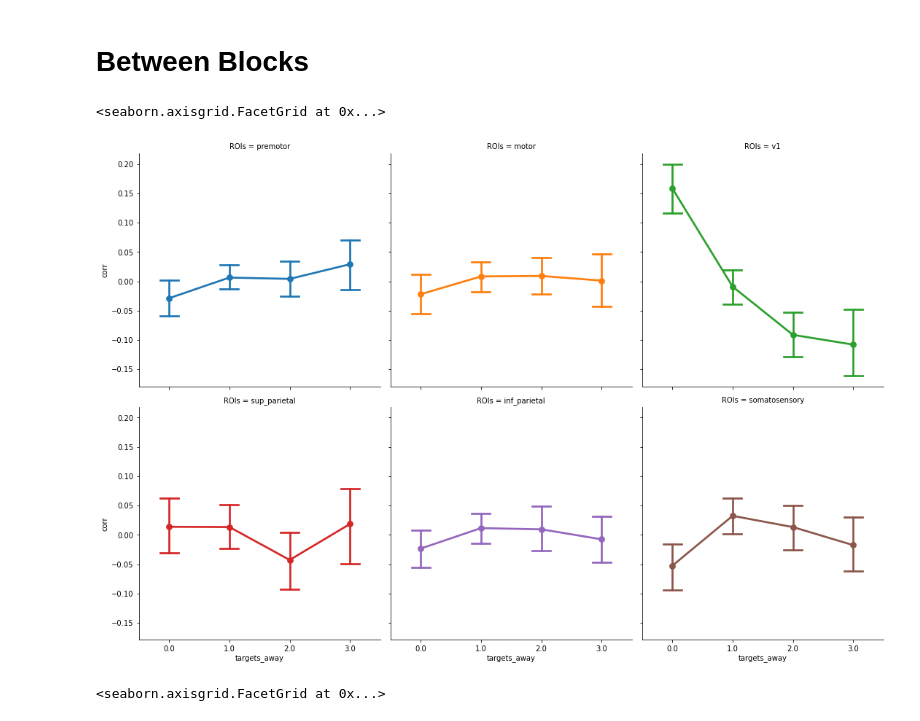
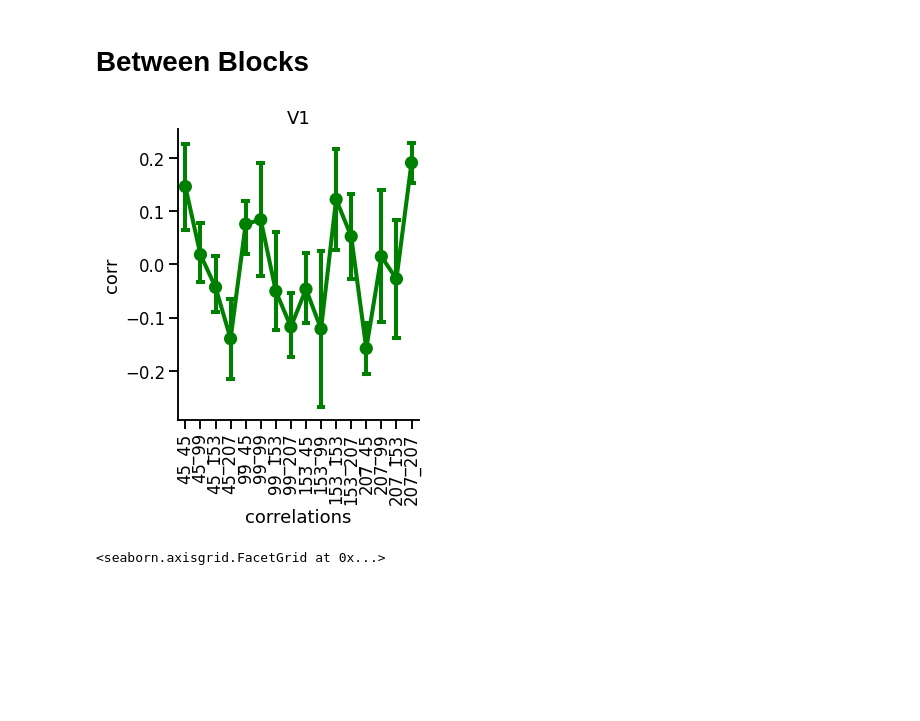
Before and after one commit to tejas-savalia/fmri_project, a Jupyter notebook: across_subjects_mvpa.ipynb, the cells around one changed output. Saved outputs shown, nothing was run; the diff lists cells and outputs as text; code cells hidden in the pictures; blank space fills up the shorter version.

```diff
--- a/across_subjects_mvpa.ipynb
+++ b/across_subjects_mvpa.ipynb
@@ -59,13 +60,16 @@ aim = []
 for i in between_correlations_melt.correlations.str.split('_').values:
     aim.append((int(i[0]) - (int(i[1]) - 90)))
 between_correlations_melt['aim_diff'] = aim
-# %%
-sns.catplot(x = 'targets_away', y = 'corr', hue = 'ROIs', col = 'ROIs', col_wrap=3,
-            kind = 'point', capsize = 0.3,
-            data = between_correlations_melt[between_correlations_melt.run_pairs <=1])
-# %% [output]
-<seaborn.axisgrid.FacetGrid at 0x...>
-[figure, removed]
+# %%
+
+ax = sns.catplot(x = 'correlations', y = 'corr',   color = 'g',
+            kind = 'point', capsize = 0.3,
+            data = between_correlations_melt.loc[((between_correlations_melt.ROIs == 'v1') & (between_correlations_melt.participant_id == '02'))])
+ax.set_axis_labels().set_xticklabels(rotation = 90)
+plt.title('V1')
+plt.savefig('plots_for_bb/bw_correlations/mean_centered/bw_corr_all_pairs_v1.png', dpi = 600, bbox_inches = 'tight')
+# %% [output]
+[figure, added]
 # %%
 sns.catplot(x = 'aim_diff', y = 'corr', hue = 'ROIs', col = 'ROIs', col_wrap=3,
             kind = 'point', capsize = 0.3,
```
Also changed, not shown: parts of 1 cell of this notebook, 4 other files.
